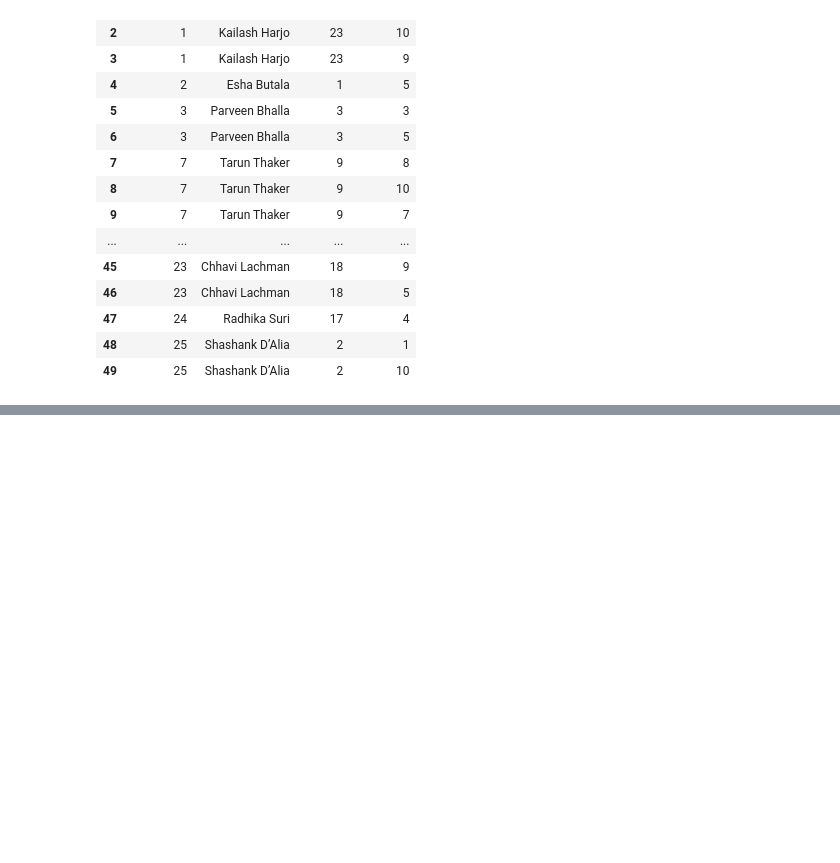
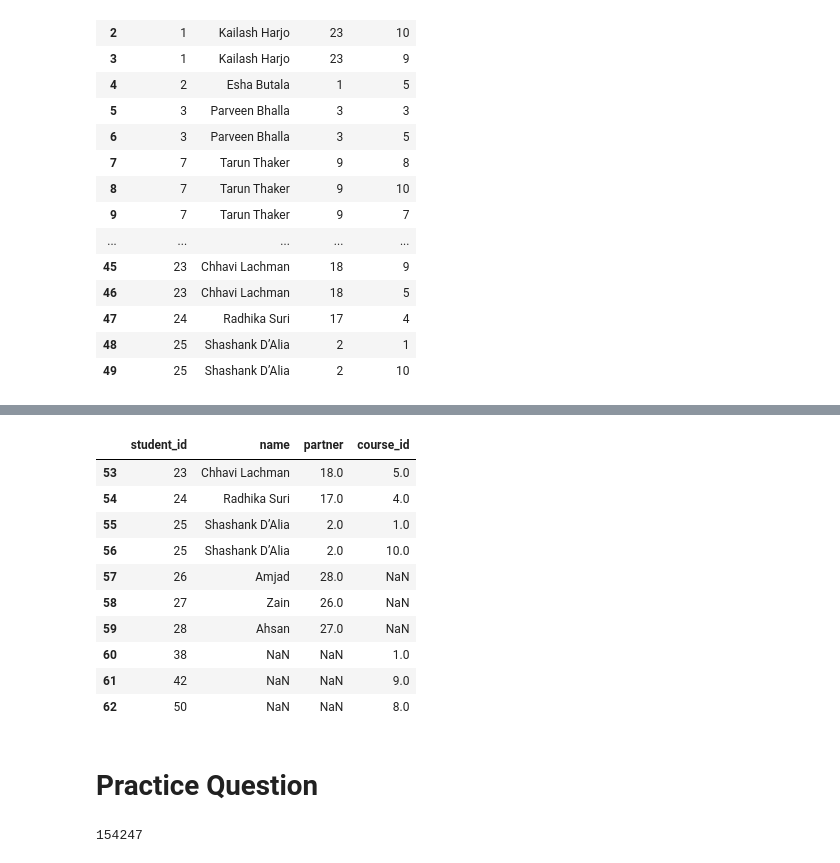
Before and after one commit to Amjad-Bin-Aslam/Data-Analysis-Portfolio, a Jupyter notebook: 05_Pandas/04_Pandas_Exercise.ipynb, the cells around one changed output, grey strips where cells are left out. Drawn from its saved outputs; the diff is of its cells as text; code cells hidden in the pictures; blank space fills up the shorter version.

```diff
--- a/05_Pandas/04_Pandas_Exercise.ipynb
+++ b/05_Pandas/04_Pandas_Exercise.ipynb
@@ -133,0 +155,8 @@ students.merge(regs,how='inner',on='student_id')
+# %%
+# right join
+temp_df = pd.DataFrame({
+    'student_id':[26,27,28],
+    'name': ['Amjad','Zain','Ahsan'],
+    'partner': [28,26,27]
+})
+students = pd.concat([students,temp_df],ignore_index=True)
@@ -133,0 +183,23 @@ students.merge(regs,how='inner',on='student_id')
+# %%
+# full outer join
+pd.merge(students,regs,on='student_id',how='outer').tail(10)
+# %% [output]
+|  | student_id | name | partner | course_id |
+| 53 | 23 | Chhavi Lachman | 18.0 | 5.0 |
+| 54 | 24 | Radhika Suri | 17.0 | 4.0 |
+| 55 | 25 | Shashank D’Alia | 2.0 | 1.0 |
+| 56 | 25 | Shashank D’Alia | 2.0 | 10.0 |
+| 57 | 26 | Amjad | 28.0 | NaN |
+| 58 | 27 | Zain | 26.0 | NaN |
+| 59 | 28 | Ahsan | 27.0 | NaN |
+| 60 | 38 | NaN | NaN | 1.0 |
+| 61 | 42 | NaN | NaN | 9.0 |
+| 62 | 50 | NaN | NaN | 8.0 |
+# %% [markdown]
+# Practice Question
+# %%
+# 1. find total revenue generated
+revenue = pd.merge(courses,regs,on='course_id',how='inner')['price'].sum()
+print(revenue)
+# %% [output]
+154247
```
Also changed, not shown: parts of 13 cells of this notebook.
